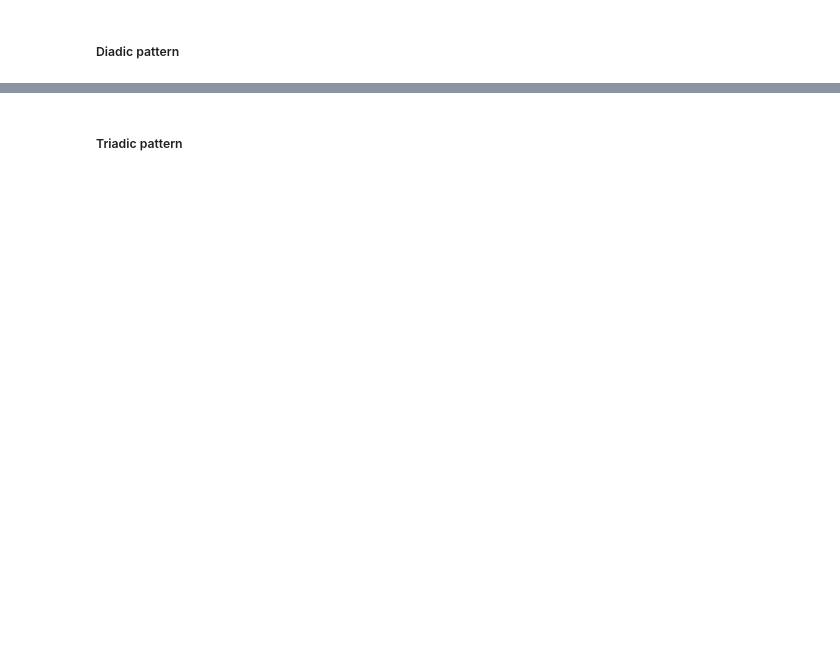
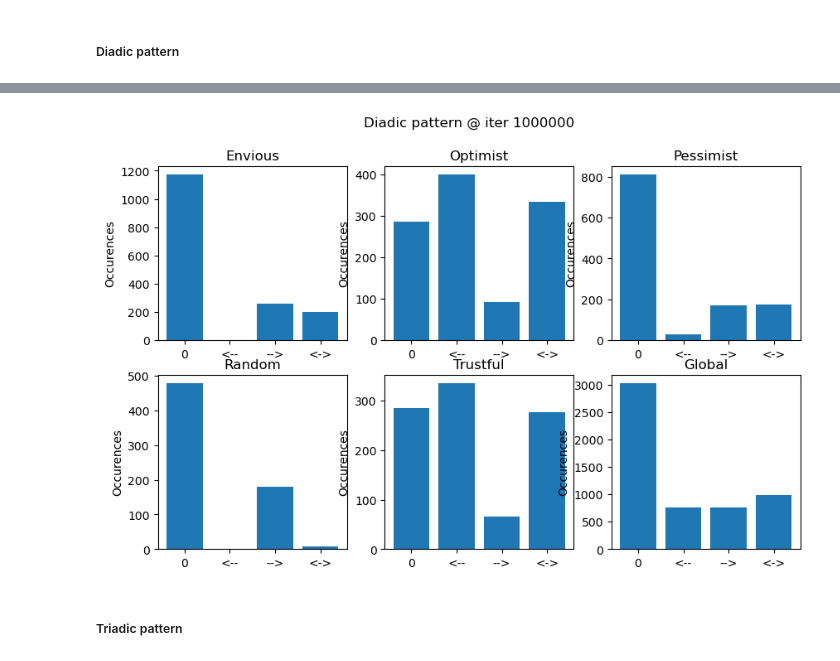
Before and after one commit to yuxuama/cooperation_emergence, a Jupyter notebook: notebooks/one_stack_analysis.ipynb, the cells around one changed output, grey strips where cells are left out. Saved outputs shown, nothing was run; the diff lists cells and outputs as text; code cells hidden in the pictures; blank space fills up the shorter version.

```diff
--- a/notebooks/one_stack_analysis.ipynb
+++ b/notebooks/one_stack_analysis.ipynb
@@ -210,3 +227,9 @@ plt.show()
+# %%
+plot_diadic_pattern(di_pattern_freq)
+plt.savefig("../plot/" + name + "/" + "diadic_pattern_phenotype.png" )
+#plt.show()
+# %% [output]
+[figure, added]
 # %% [markdown]
 ##### Triadic pattern
 # %%
```
Also changed, not shown: parts of 21 cells of this notebook, 7 other files.
